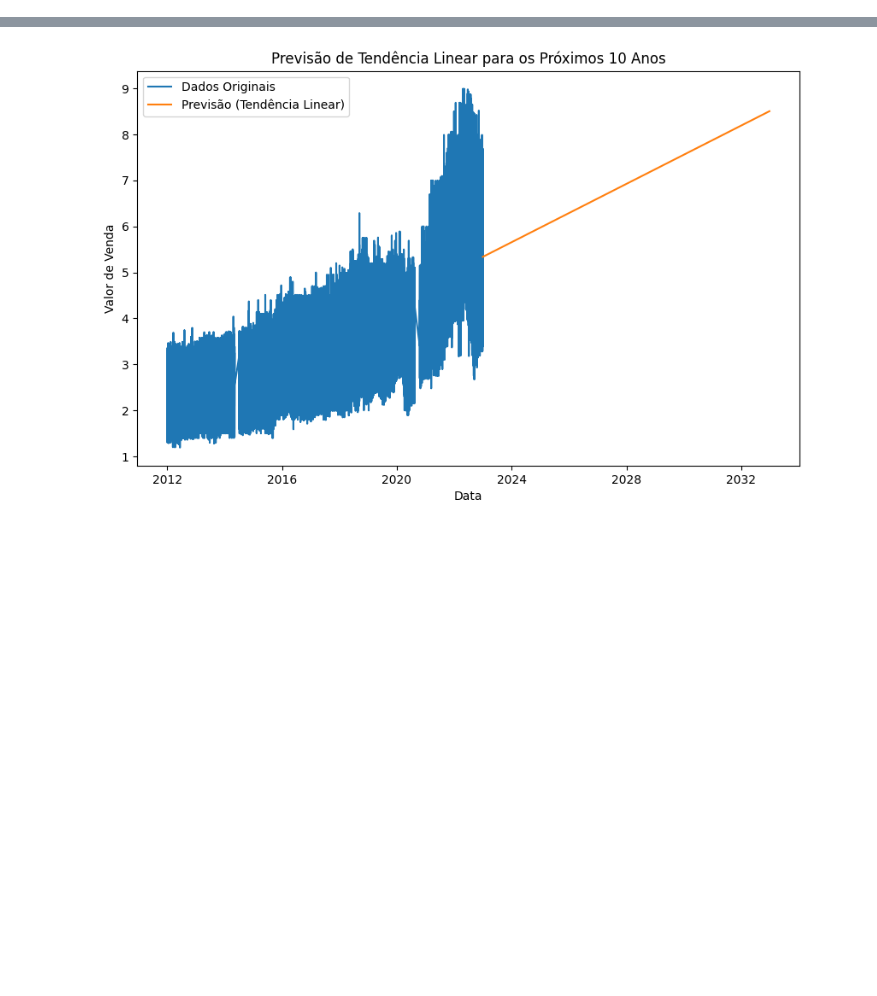
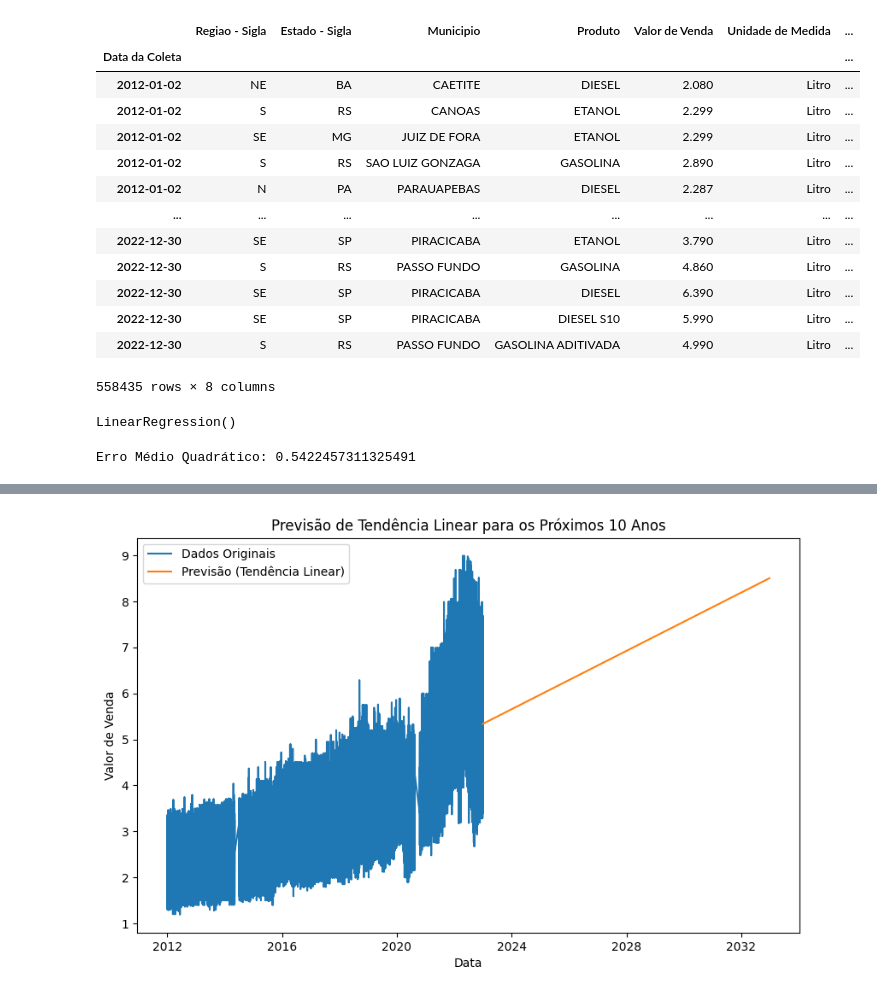
Before and after one commit to Jacksonvieira431/combustiveis_automotivos, a Jupyter notebook: 4_machine_learning.ipynb, the cells around one changed output, grey strips where cells are left out. Drawn from its saved outputs; the diff is of its cells as text; code cells hidden in the pictures; blank space fills up the shorter version.

```diff
--- a/4_machine_learning.ipynb
+++ b/4_machine_learning.ipynb
@@ -39,0 +25,17 @@ Erro Médio Quadrático: 0.5422457311325491
+# %%
+data
+# %% [output]
+|  | Regiao - Sigla | Estado - Sigla | Municipio | Produto | Valor de Venda | Unidade de Medida | ... |
+| Data da Coleta |  |  |  |  |  |  | ... |
+| 2012-01-02 | NE | BA | CAETITE | DIESEL | 2.080 | Litro | ... |
+| 2012-01-02 | S | RS | CANOAS | ETANOL | 2.299 | Litro | ... |
+| 2012-01-02 | SE | MG | JUIZ DE FORA | ETANOL | 2.299 | Litro | ... |
+| 2012-01-02 | S | RS | SAO LUIZ GONZAGA | GASOLINA | 2.890 | Litro | ... |
+| 2012-01-02 | N | PA | PARAUAPEBAS | DIESEL | 2.287 | Litro | ... |
+| ... | ... | ... | ... | ... | ... | ... | ... |
+| 2022-12-30 | SE | SP | PIRACICABA | ETANOL | 3.790 | Litro | ... |
+| 2022-12-30 | S | RS | PASSO FUNDO | GASOLINA | 4.860 | Litro | ... |
+| 2022-12-30 | SE | SP | PIRACICABA | DIESEL | 6.390 | Litro | ... |
+| 2022-12-30 | SE | SP | PIRACICABA | DIESEL S10 | 5.990 | Litro | ... |
+| 2022-12-30 | S | RS | PASSO FUNDO | GASOLINA ADITIVADA | 4.990 | Litro | ... |
+558435 rows × 8 columns
@@ -39,0 +45,12 @@ Erro Médio Quadrático: 0.5422457311325491
+# %%
+model = LinearRegression()
+model.fit(X, y)
+# %% [output]
+LinearRegression()
+# %%
+y_pred = model.predict(X)
+
+mse = mean_squared_error(y, y_pred)
+print(f"Erro Médio Quadrático: {mse}")
+# %% [output]
+Erro Médio Quadrático: 0.5422457311325491
```
Also changed, not shown: parts of 16 cells of this notebook.
